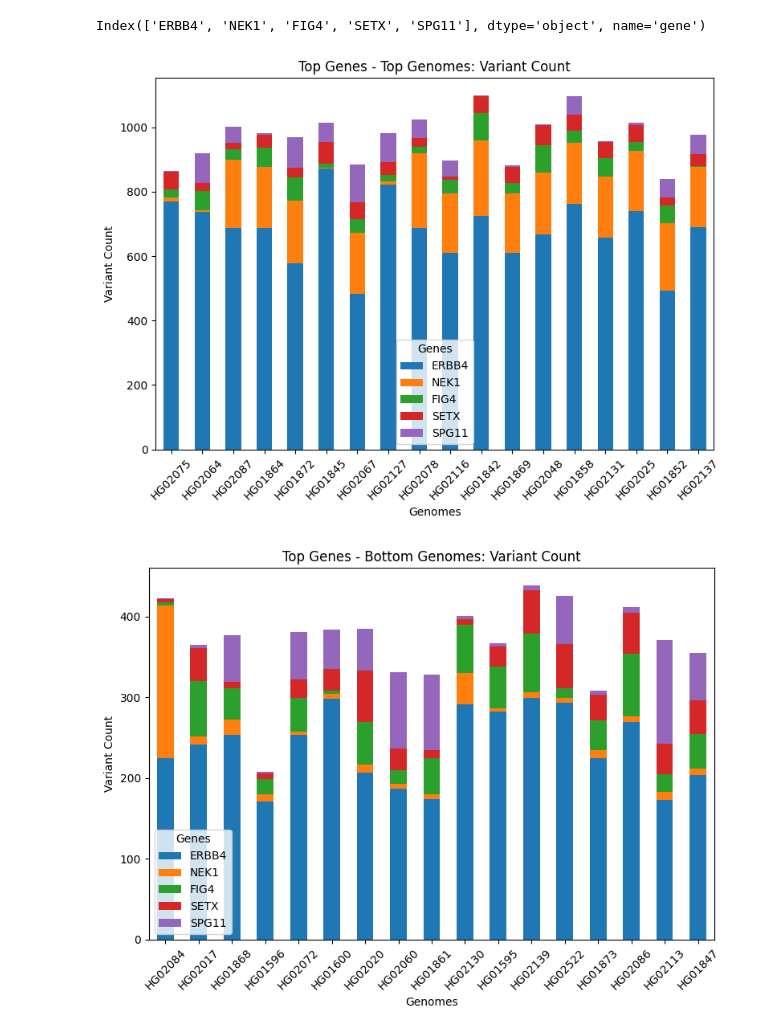
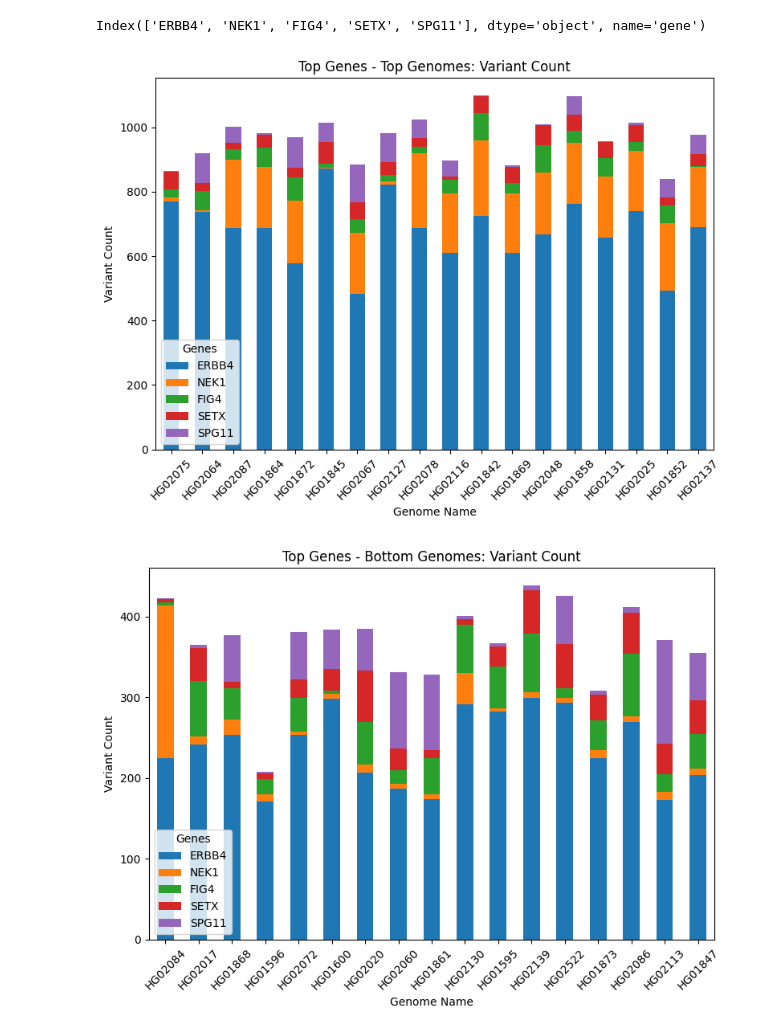
Before and after one commit to emilyvus/cp_als, a Jupyter notebook: vn_per_gene/analysis_20250805-v1.ipynb, the cells around one changed output. Saved outputs shown, nothing was run; the diff lists cells and outputs as text; code cells hidden in the pictures.

```diff
--- a/vn_per_gene/analysis_20250805-v1.ipynb
+++ b/vn_per_gene/analysis_20250805-v1.ipynb
@@ -161,8 +161,8 @@ gdf.head()
 # %%
 gdf.reset_index(inplace=True)
 # %%
-gdf.rename(columns={"POS":"variant_count"},inplace=True)
-gdf=gdf.sort_values(by=["variant_count"],ascending=False).reset_index(drop=True)
+gdf.rename(columns={"POS":"Variant Count"},inplace=True)
+gdf=gdf.sort_values(by=["Variant Count"],ascending=False).reset_index(drop=True)
 # %%
 gdf.head()
 # %% [output]
@@ -300,22 +304,23 @@ Index(['ERBB4', 'NEK1', 'FIG4', 'SETX', 'SPG11'], dtype='object', name='gene')
 # %%
 ax = tgdf_top_genomes.transpose().plot.bar(stacked=True, figsize=(8, 6))
 ax.set_title('Top Genes - Top Genomes: Variant Count')
 ax.set_ylabel('Variant Count')
-ax.set_xlabel('Genomes')
+ax.set_xlabel('Genome Name')
 plt.xticks(rotation=45) # Rotate x-axis labels for better readability
-plt.legend(title='Genes')
+plt.legend(title='Genes', loc="lower left")
 plt.tight_layout() # Adjust layout to prevent labels from overlapping
 plt.show()
 # %% [output]
-[figure, old version]
+[figure, new version]
 # %%
 ax = tgdf_bot_genomes.transpose().plot.bar(stacked=True, figsize=(8, 6))
 ax.set_title('Top Genes - Bottom Genomes: Variant Count')
 ax.set_ylabel('Variant Count')
-ax.set_xlabel('Genomes')
+ax.set_xlabel('Genome Name')
+plt.legend(bbox_to_anchor=(1.05, 1), loc='upper left', borderaxespad=0.)
 plt.xticks(rotation=45) # Rotate x-axis labels for better readability
-plt.legend(title='Genes')
+plt.legend(title='Genes', loc="lower left")
 plt.tight_layout() # Adjust layout to prevent labels from overlapping
 plt.show()
 # %% [output]
-[figure, old version]
+[figure, new version]
```
Also changed, not shown: parts of 4 cells of this notebook, 1 other file.
